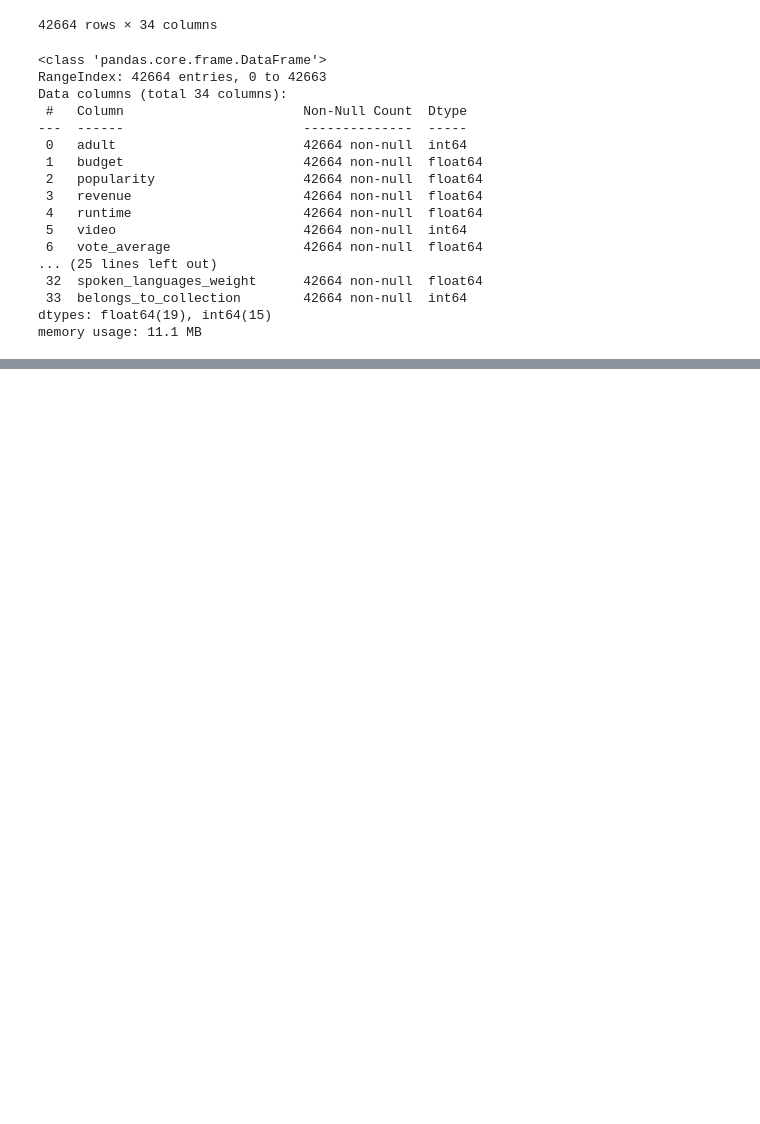
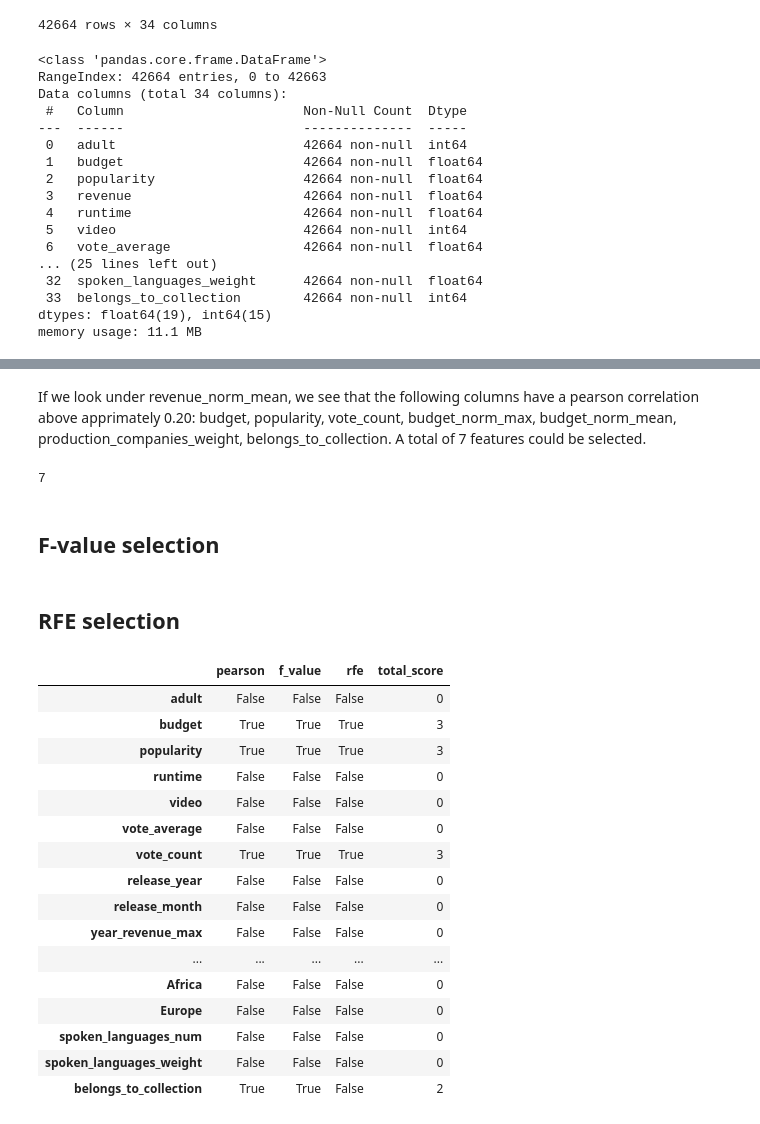
Before and after one commit to wvmrtn/data-science-in-practice, a Jupyter notebook: Project/modelling.ipynb, the cells around one changed output, grey strips where cells are left out. Cells and saved outputs as stored; diff of their text form; code cells hidden in the pictures; blank space fills up the shorter version.

```diff
--- a/Project/modelling.ipynb
+++ b/Project/modelling.ipynb
@@ -67,0 +85,49 @@ sns.heatmap(pearson, annot = True, cmap = plt.cm.Blues)
+# %% [markdown]
+If we look under revenue_norm_mean, we see that the following columns have a pearson correlation above apprimately 0.20: budget, popularity, vote_count, budget_norm_max, budget_norm_mean, production_companies_weight, belongs_to_collection. A total of 7 features could be selected.
+# %%
+feature_score['pearson'] = np.nan
+feature_score['pearson'] = pearson[target_label].apply(lambda x: True if x > 0.19 else False)
+num_feat = feature_score['pearson'].sum()
+num_feat
+# %% [output]
+7
+# %% [markdown]
+## F-value selection
+# %%
+kbest_selector = SelectKBest(score_func = f_regression, k = num_feat)
+kbest_selector = kbest_selector.fit(X_trans, y)
+kbest = kbest_selector.get_support()
+# add to feature_score
+feature_score['f_value'] = np.nan
+feature_score['f_value'] = kbest
+# %% [markdown]
+## RFE selection
+# %%
+temp_est = SVR(kernel = 'linear')
+rfe = RFE(temp_est, n_features_to_select = 7, step = 1)
+rfe = rfe.fit(X_trans, y)
+rfe_best = rfe.get_support()
+# %%
+feature_score['rfe'] = np.nan
+feature_score['rfe'] = rfe_best
+# %%
+feature_score['total_score'] = feature_score[['pearson', 'f_value', 'rfe']].sum(axis = 1)
+feature_score
+# %% [output]
+|  | pearson | f_value | rfe | total_score |
+| adult | False | False | False | 0 |
+| budget | True | True | True | 3 |
+| popularity | True | True | True | 3 |
+| runtime | False | False | False | 0 |
+| video | False | False | False | 0 |
+| vote_average | False | False | False | 0 |
+| vote_count | True | True | True | 3 |
+| release_year | False | False | False | 0 |
+| release_month | False | False | False | 0 |
+| year_revenue_max | False | False | False | 0 |
+| ... | ... | ... | ... | ... |
+| Africa | False | False | False | 0 |
+| Europe | False | False | False | 0 |
+| spoken_languages_num | False | False | False | 0 |
+| spoken_languages_weight | False | False | False | 0 |
+| belongs_to_collection | True | True | False | 2 |
```
Also changed, not shown: parts of 18 cells of this notebook, 2 other files.
